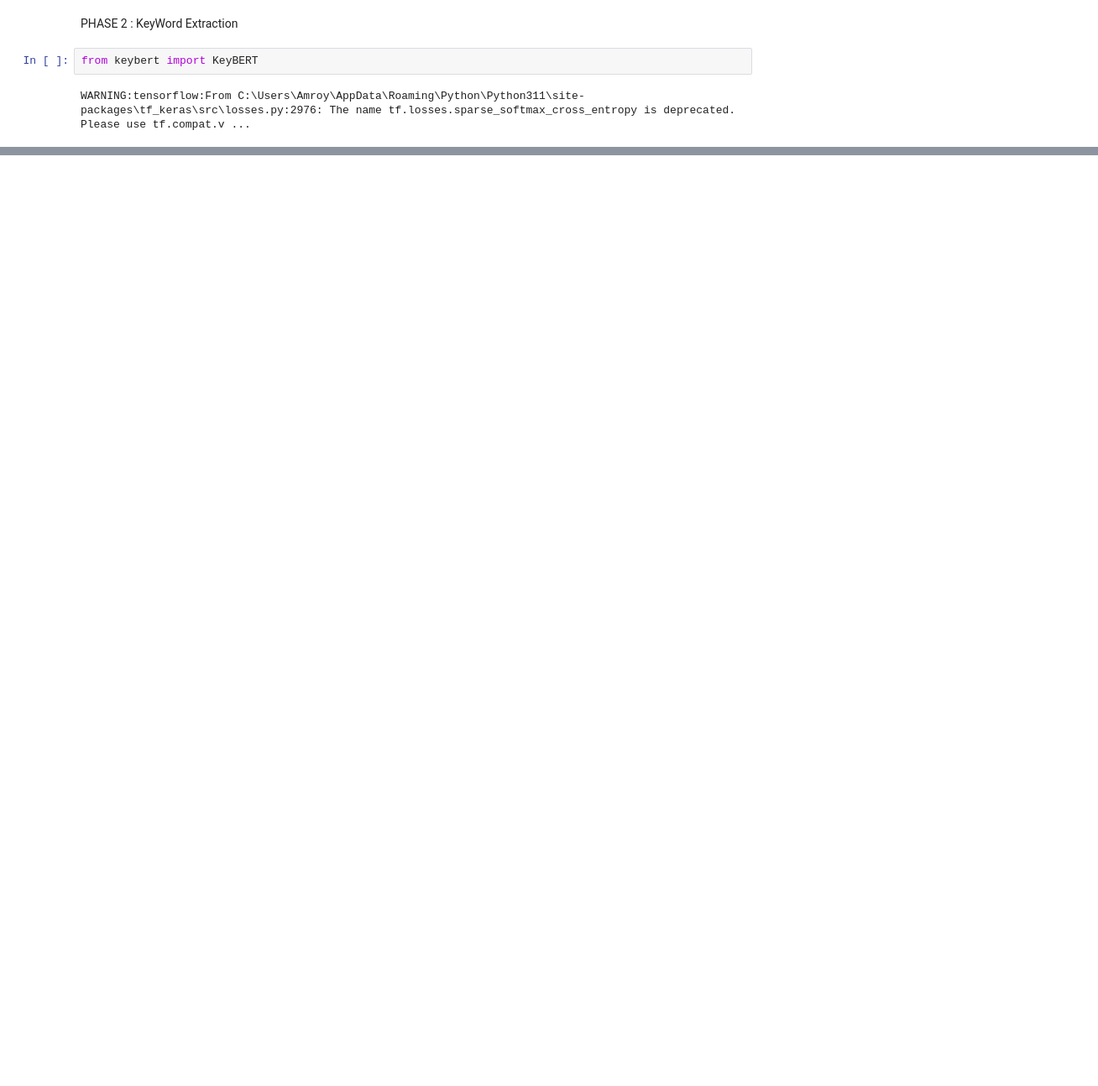
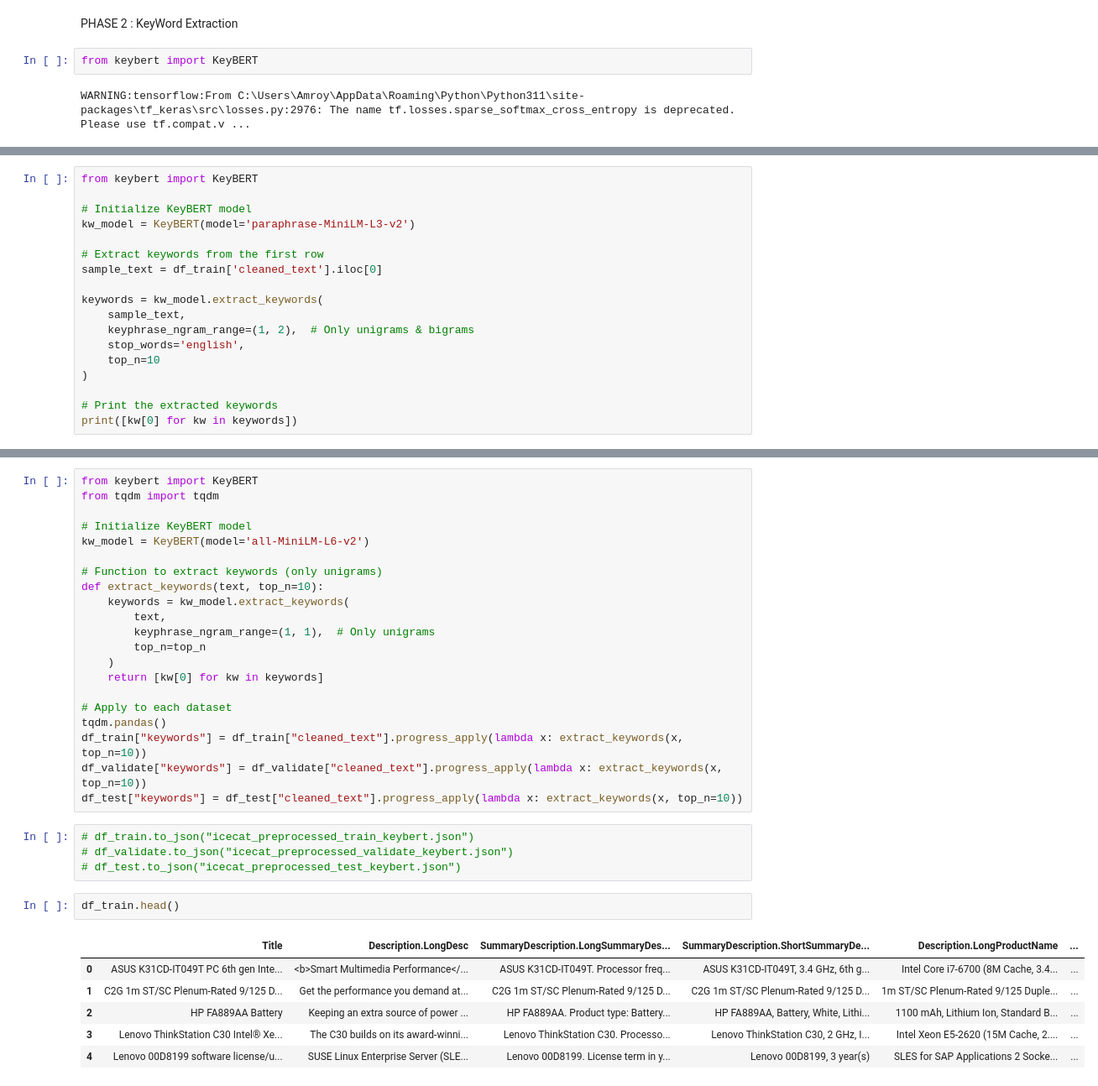
Before and after one commit to AlistairPereira/Taxonomy_LLM_models, a Jupyter notebook: main.ipynb, the cells around one changed output, grey strips where cells are left out. Shown at 84% size. Drawn from its saved outputs; the diff is of its cells as text; blank space fills up the shorter version.

Commit message:
keybert keywords extraction

```diff
--- a/main.ipynb
+++ b/main.ipynb
@@ -449,0 +419,18 @@ array(['Computers & Electronics>Computers>PCs/Workstations',
+# %%
+from keybert import KeyBERT
+
+# Initialize KeyBERT model
+kw_model = KeyBERT(model='paraphrase-MiniLM-L3-v2')
+
+# Extract keywords from the first row
+sample_text = df_train['cleaned_text'].iloc[0]
+
+keywords = kw_model.extract_keywords(
+    sample_text,
+    keyphrase_ngram_range=(1, 2),  # Only unigrams & bigrams
+    stop_words='english',
+    top_n=10
+)
+
+# Print the extracted keywords
+print([kw[0] for kw in keywords])
@@ -449,0 +454,34 @@ array(['Computers & Electronics>Computers>PCs/Workstations',
+# %%
+from keybert import KeyBERT
+from tqdm import tqdm
+
+# Initialize KeyBERT model
+kw_model = KeyBERT(model='all-MiniLM-L6-v2')
+
+# Function to extract keywords (only unigrams)
+def extract_keywords(text, top_n=10):
+    keywords = kw_model.extract_keywords(
+        text,
+        keyphrase_ngram_range=(1, 1),  # Only unigrams
+        top_n=top_n
+    )
+    return [kw[0] for kw in keywords]
+
+# Apply to each dataset
+tqdm.pandas()
+df_train["keywords"] = df_train["cleaned_text"].progress_apply(lambda x: extract_keywords(x, top_n=10))
+df_validate["keywords"] = df_validate["cleaned_text"].progress_apply(lambda x: extract_keywords(x, top_n=10))
+df_test["keywords"] = df_test["cleaned_text"].progress_apply(lambda x: extract_keywords(x, top_n=10))
+# %%
+# df_train.to_json("icecat_preprocessed_train_keybert.json")
+# df_validate.to_json("icecat_preprocessed_validate_keybert.json")
+# df_test.to_json("icecat_preprocessed_test_keybert.json")
+# %%
+df_train.head()
+# %% [output]
+|  | Title | Description.LongDesc | SummaryDescription.LongSummaryDes... | SummaryDescription.ShortSummaryDe... | Description.LongProductName | ... |
+| 0 | ASUS K31CD-IT049T PC 6th gen Inte... | <b>Smart Multimedia Performance</... | ASUS K31CD-IT049T. Processor freq... | ASUS K31CD-IT049T, 3.4 GHz, 6th g... | Intel Core i7-6700 (8M Cache, 3.4... | ... |
+| 1 | C2G 1m ST/SC Plenum-Rated 9/125 D... | Get the performance you demand at... | C2G 1m ST/SC Plenum-Rated 9/125 D... | C2G 1m ST/SC Plenum-Rated 9/125 D... | 1m ST/SC Plenum-Rated 9/125 Duple... | ... |
+| 2 | HP FA889AA Battery | Keeping an extra source of power ... | HP FA889AA. Product type: Battery... | HP FA889AA, Battery, White, Lithi... | 1100 mAh, Lithium Ion, Standard B... | ... |
+| 3 | Lenovo ThinkStation C30 Intel® Xe... | The C30 builds on its award-winni... | Lenovo ThinkStation C30. Processo... | Lenovo ThinkStation C30, 2 GHz, I... | Intel Xeon E5-2620 (15M Cache, 2.... | ... |
+| 4 | Lenovo 00D8199 software license/u... | SUSE Linux Enterprise Server (SLE... | Lenovo 00D8199. License term in y... | Lenovo 00D8199, 3 year(s) | SLES for SAP Applications 2 Socke... | ... |
```
Also changed, not shown: parts of 18 cells of this notebook.
